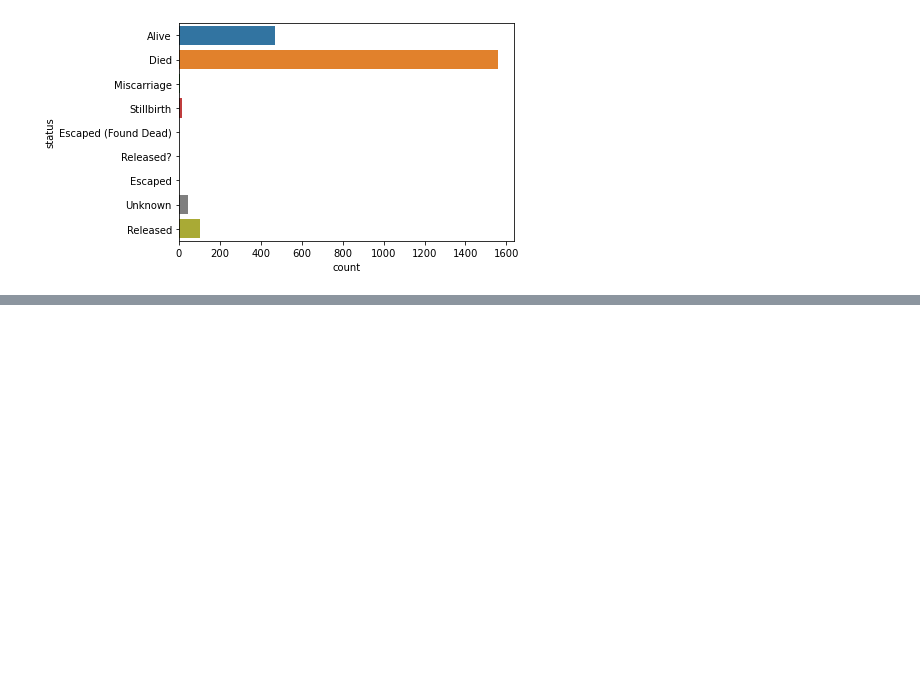
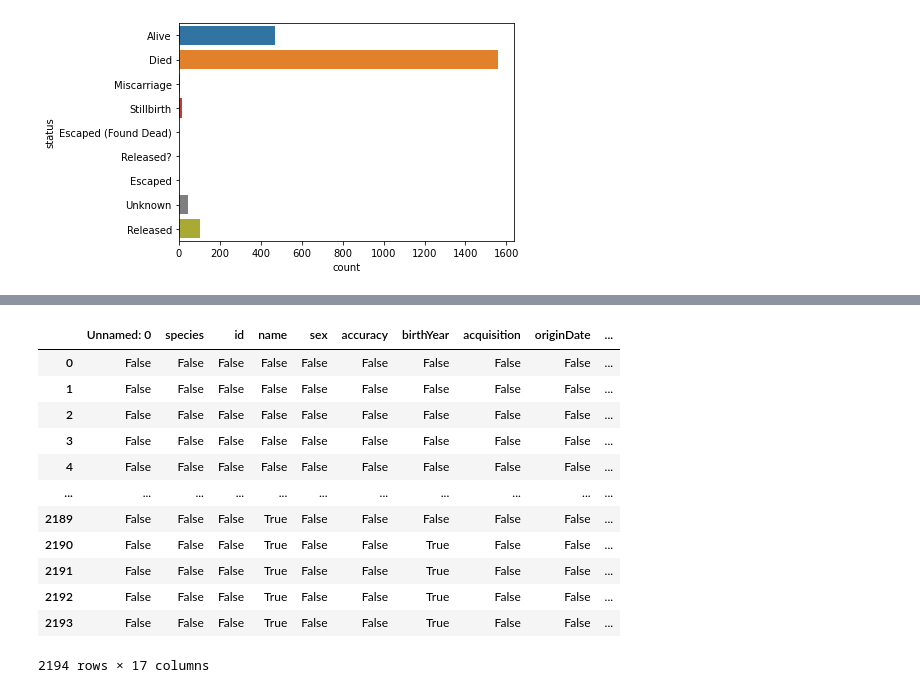
Before and after one commit to data301-2021-summer2/project-group17-project, a Jupyter notebook: data/raw/Datasetupload.ipynb, the cells around one changed output, grey strips where cells are left out. Cells and saved outputs as stored; diff of their text form; code cells hidden in the pictures; blank space fills up the shorter version.

```diff
--- a/data/raw/Datasetupload.ipynb
+++ b/data/raw/Datasetupload.ipynb
@@ -135,0 +169,16 @@ sns.countplot(y='status', data = cetacean)
+# %%
+cetacean.isnull()
+# %% [output]
+|  | Unnamed: 0 | species | id | name | sex | accuracy | birthYear | acquisition | originDate | ... |
+| 0 | False | False | False | False | False | False | False | False | False | ... |
+| 1 | False | False | False | False | False | False | False | False | False | ... |
+| 2 | False | False | False | False | False | False | False | False | False | ... |
+| 3 | False | False | False | False | False | False | False | False | False | ... |
+| 4 | False | False | False | False | False | False | False | False | False | ... |
+| ... | ... | ... | ... | ... | ... | ... | ... | ... | ... | ... |
+| 2189 | False | False | False | True | False | False | False | False | False | ... |
+| 2190 | False | False | False | True | False | False | True | False | False | ... |
+| 2191 | False | False | False | True | False | False | True | False | False | ... |
+| 2192 | False | False | False | True | False | False | True | False | False | ... |
+| 2193 | False | False | False | True | False | False | True | False | False | ... |
+2194 rows × 17 columns
```
Also changed, not shown: parts of 7 cells of this notebook.
